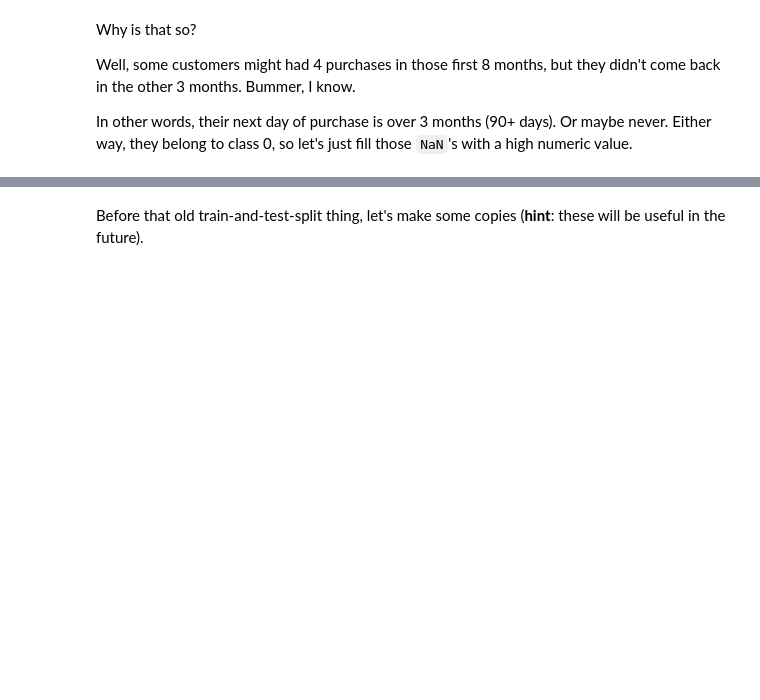
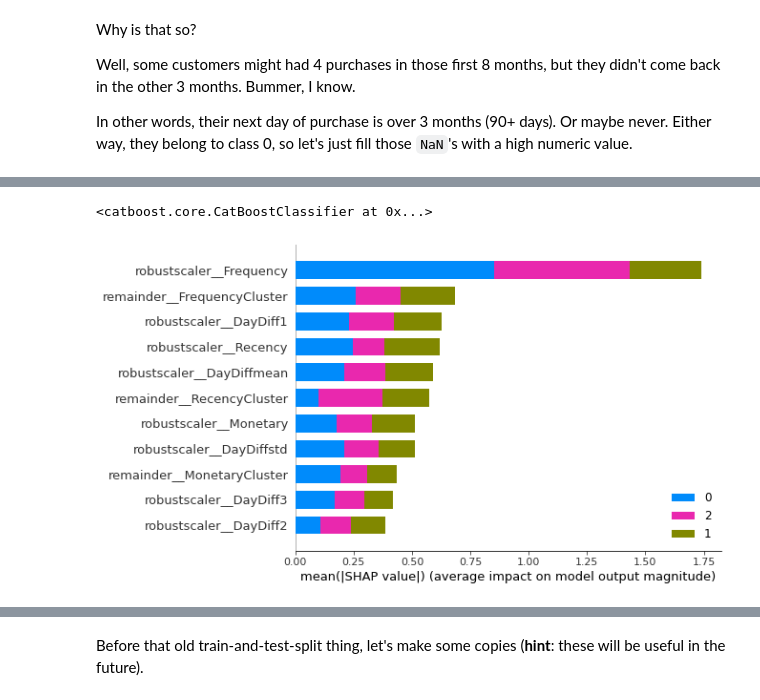
Before and after one commit to igordpm/extracting-insights-from-raw-data, a Jupyter notebook: src/04 - Predicting next purchase day.ipynb, the cells around one changed output, grey strips where cells are left out. Drawn from its saved outputs; the diff is of its cells as text; code cells hidden in the pictures; blank space fills up the shorter version.

Commit message:
add: feature engineering and feature selection

```diff
--- a/src/04 - Predicting next purchase day.ipynb
+++ b/src/04 - Predicting next purchase day.ipynb
@@ -269,0 +363,8 @@ customers.loc[customers['NextDayPurchase'] > 50, 'Labels'] = 0
+# %%
+rfcev_df = pd.DataFrame()
+for name, model in models_list:
+    rfcev_df = rfcev_df.join(pd.DataFrame(rfcev_results1[name]['support'], columns=[name]), how='right', lsuffix='_1', rsuffix='_2')
+    rfcev_df = rfcev_df.join(pd.DataFrame(rfcev_results2[name]['support'], columns=[name]), how='right', lsuffix='_1', rsuffix='_2')
+rfcev_df.index = X_train.columns
+rfcev_df = rfcev_df.T
+rfcev_df
@@ -269,0 +401,14 @@ customers.loc[customers['NextDayPurchase'] > 50, 'Labels'] = 0
+# %%
+score_funcs = [
+    ('CHI', chi2),
+    ('ANOVA', f_classif),
+    ('MI', mutual_info_classif)
+    ]
+kbest_results = {}
+for name, score in score_funcs:
+    kbest_results[name] = {}
+    for i in np.arange(3,11):
+        kbest = SelectKBest(k=i, score_func=score)
+        pipe2 = make_pipeline(ct2, kbest)
+        pipe2.fit(X_train, y_train)
+        kbest_results[name][i] = pipe2.named_steps.selectkbest.get_support()
@@ -269,0 +442,5 @@ customers.loc[customers['NextDayPurchase'] > 50, 'Labels'] = 0
+# %%
+cb_train1 = ct1.fit_transform(X_train)
+cb_train1 = pd.DataFrame(cb_train1).astype({8: 'int', 9: 'int', 10: 'int'})
+cb_train1.columns = ct1.get_feature_names_out()
+cb_train1
@@ -269,0 +461,17 @@ customers.loc[customers['NextDayPurchase'] > 50, 'Labels'] = 0
+# %%
+cb_clf1 = cb.CatBoostClassifier(random_state=random_state, verbose=0, cat_features=cb_train1.columns[-3:].tolist())
+cb_clf1.fit(cb_train1, y_train)
+# %% [output]
+<catboost.core.CatBoostClassifier at 0x...>
+# %%
+# create a Pool object to store data, as it is mandatory in .get_feature_importance()
+pool1 = cb.Pool(data=cb_train1, label=y_train, cat_features=cb_train1.columns[-3:].tolist())
+# get shap values
+shap_values1 = cb_clf1.get_feature_importance(data=pool1, type='ShapValues')
+
+shap_values_transposed1 = shap_values1.transpose(1, 0, 2)
+
+# Then we convert the transposed shap values into a list, where each element will be a 2D numpy matrix of shape [#samples, #features] as expected by the shap package
+shap.summary_plot(list(shap_values_transposed1[:,:,:-1]), features=cb_clf1.feature_names_, class_names=y_train.unique())
+# %% [output]
+[figure, added]
```
Also changed, not shown: parts of 101 cells of this notebook, 1 other file.
